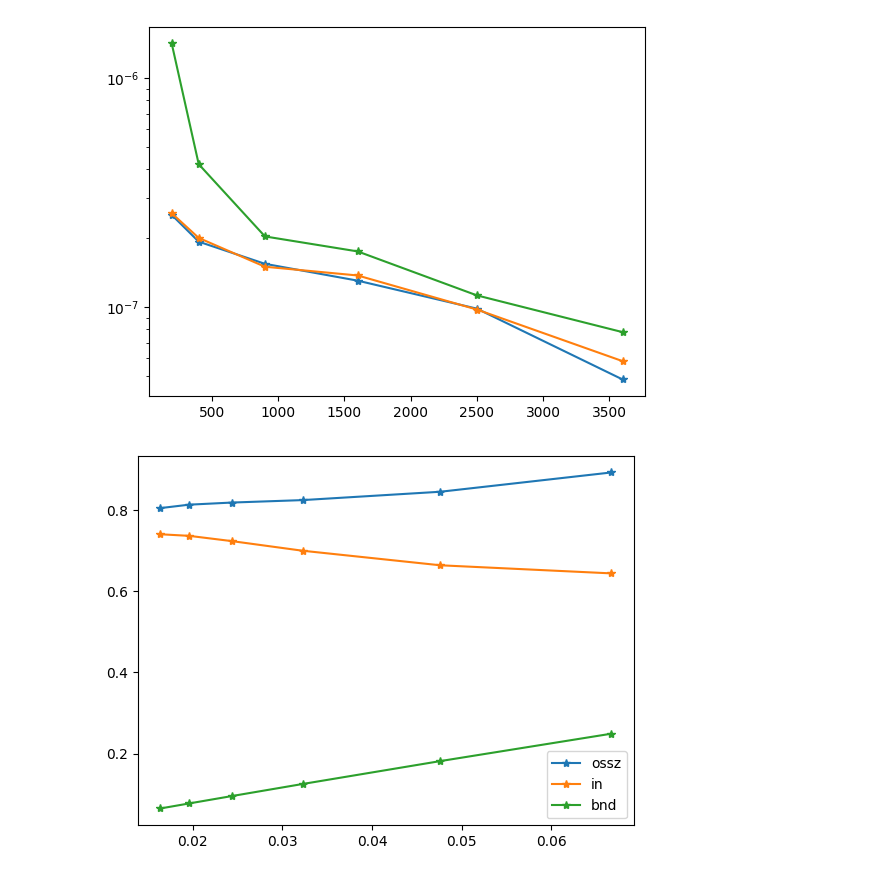
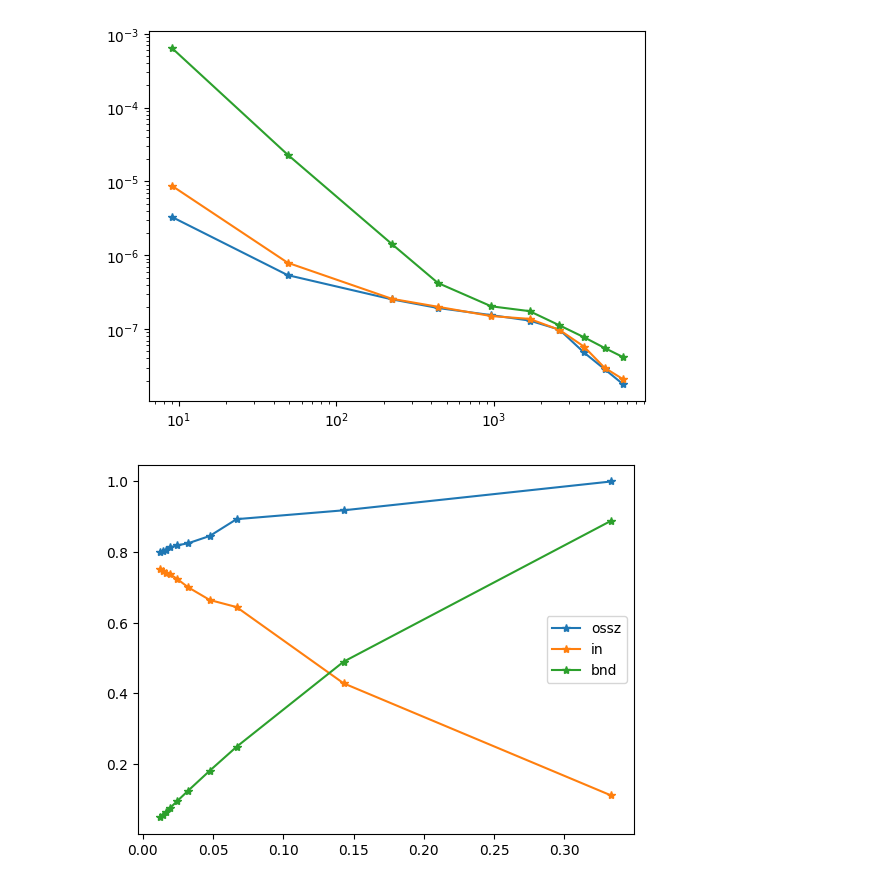
Before and after one commit to csgellert/NeuralIGA, a Jupyter notebook: Neural iga/visualize_results.ipynb, the cells around one changed output. Cells and saved outputs as stored; diff of their text form; code cells hidden in the pictures.

```diff
--- a/Neural iga/visualize_results.ipynb
+++ b/Neural iga/visualize_results.ipynb
@@ -4,13 +4,16 @@ import matplotlib.pyplot as plt
 # %%
 
 #code from 2024.10.27.
-test_values = np.array([2,6,14,20,30,40,50,60])
-mask = np.array([False,False,True,True,True,True,True,True],dtype=np.bool8)
+# negyzetes tavolsag a korre
+test_values = np.array([2,6,14,20,30,40,50,60,70,80])
+mask1 = np.array([False,False,False,False,True,True,True,True,True,True],dtype=np.bool8)
+mask_all = np.ones_like(mask1)
+mask = mask1
 esize = np.array([1/(nd+1) for nd in test_values],dtype=np.float32)
-MSE1 = np.array([0.00064582,2.3073011e-05,1.4173708e-06,4.208904e-07,2.0358682e-07,1.7508637e-07,1.125297e-07,7.7746684e-08])
-MSE2 = np.array([8.767728e-06,7.923716e-07,2.5704358e-07,2.005082e-07,1.5010642e-07,1.3746286e-07,9.76022e-08,5.8070047e-08])
-MSE3 = np.array([3.3133745e-06,5.3852193e-07,2.5285578e-07,1.9312496e-07,1.5456618e-07,1.3048265e-07,9.845559e-08,4.830123e-08])
-etypes = [{'outer': 0, 'inner': 1, 'boundary': 8}, {'outer': 4, 'inner': 21, 'boundary': 24}, {'outer': 24, 'inner': 145, 'boundary': 56}, {'outer': 68, 'inner': 293, 'boundary': 80},{'outer': 168, 'inner': 673, 'boundary': 120}, {'outer': 304, 'inner': 1217, 'boundary': 160}, {'outer': 484, 'inner': 1917, 'boundary': 200}, {'outer': 724, 'inner': 2757, 'boundary': 240}]
+MSE1 = np.array([0.00064582,2.3073011e-05,1.4173708e-06,4.208904e-07,2.0358682e-07,1.7508637e-07,1.125297e-07,7.7746684e-08,5.549753e-08,4.195316e-08])
+MSE2 = np.array([8.767728e-06,7.923716e-07,2.5704358e-07,2.005082e-07,1.5010642e-07,1.3746286e-07,9.76022e-08,5.8070047e-08,2.987723e-08,2.1085805e-08])
+MSE3 = np.array([3.3133745e-06,5.3852193e-07,2.5285578e-07,1.9312496e-07,1.5456618e-07,1.3048265e-07,9.845559e-08,4.830123e-08,2.862739e-08,1.8103261e-08])
+etypes = [{'outer': 0, 'inner': 1, 'boundary': 8}, {'outer': 4, 'inner': 21, 'boundary': 24}, {'outer': 24, 'inner': 145, 'boundary': 56}, {'outer': 68, 'inner': 293, 'boundary': 80},{'outer': 168, 'inner': 673, 'boundary': 120}, {'outer': 304, 'inner': 1217, 'boundary': 160}, {'outer': 484, 'inner': 1917, 'boundary': 200}, {'outer': 724, 'inner': 2757, 'boundary': 240},{'outer': 992, 'inner': 3769, 'boundary': 280},{'outer': 1312, 'inner': 4929, 'boundary': 320}]
 inner = np.array([case["inner"] for case in etypes])
 outer = np.array([case["outer"] for case in etypes])
 boundary = np.array([case["boundary"] for case in etypes])
@@ -26,12 +38,12 @@ plt.show()
 # %%
 plt.yscale('log')
-#plt.xscale('log')
-plt.plot(test_values[mask]**2,MSE3[mask],'*-')
-plt.plot(test_values[mask]**2,MSE2[mask],'*-')
-plt.plot(test_values[mask]**2,MSE1[mask],'*-')
+plt.xscale('log')
+plt.plot((test_values[mask]+1)**2,MSE3[mask],'*-')
+plt.plot((test_values[mask]+1)**2,MSE2[mask],'*-')
+plt.plot((test_values[mask]+1)**2,MSE1[mask],'*-')
 plt.show()
 # %% [output]
-[figure, old version]
+[figure, new version]
 # %%
 plt.plot(esize[mask],((inner+boundary)/(inner+boundary+outer))[mask],'*-')
 plt.plot(esize[mask],((inner)/(inner+boundary+outer))[mask],'*-')
@@ -39,7 +51,7 @@ plt.plot(esize[mask],((boundary)/(inner+boundary+outer))[mask],'*-')
 plt.legend(['ossz','in','bnd'])
 plt.show()
 # %% [output]
-[figure, old version]
+[figure, new version]
 # %%
 plt.yscale('log')
 plt.plot(esize[mask],(outer[mask]),'*-')
```
Also changed, not shown: parts of 7 cells of this notebook, 3 other files.
